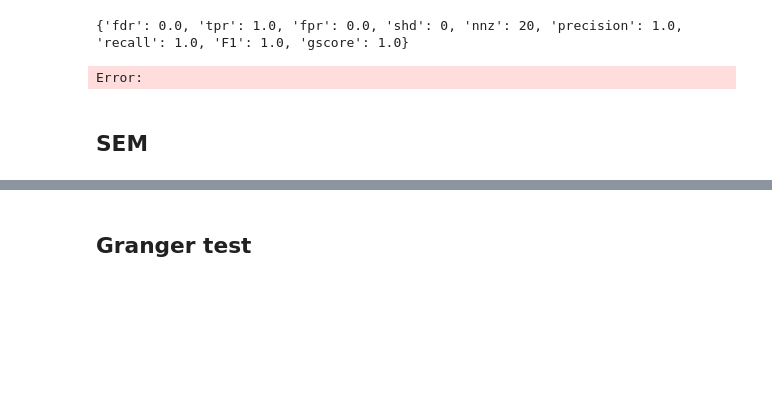
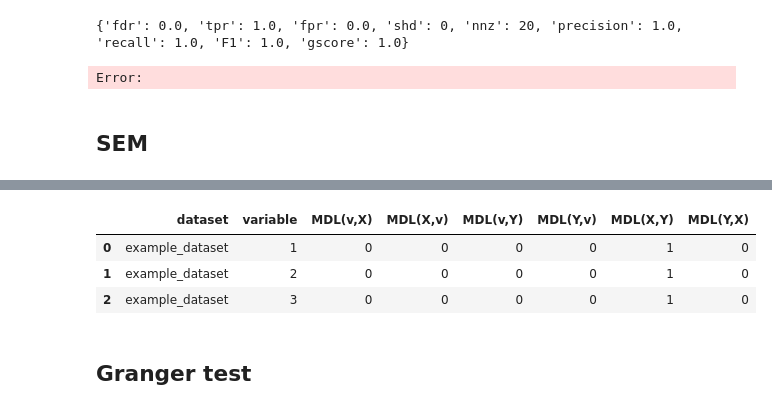
Before and after one commit to Ori-Replication/ADIA-Lab-Causal-Discovery, a Jupyter notebook: try.ipynb, the cells around one changed output, grey strips where cells are left out. Cells and saved outputs as stored; diff of their text form; code cells hidden in the pictures; blank space fills up the shorter version.

```diff
--- a/try.ipynb
+++ b/try.ipynb
@@ -4740,6 +4849,29 @@ def bootstrap_mediation_feature(dataset, num_bootstrap=1000):
     df = df[["dataset", "variable"] + [col for col in df.columns if col not in ["dataset", "variable"]]]
 
     return df
+# %%
+import numpy as np
+
+# 创建示例数据集
+np.random.seed(42)
+dataset = pd.DataFrame({
+    'X': np.random.normal(size=1000),
+    'Y': np.random.normal(size=1000),
+    '1': np.random.normal(size=1000),
+    '2': np.random.normal(size=1000),
+    '3': np.random.normal(size=1000),
+})
+dataset.name = 'example_dataset'
+
+# 生成 SEM 特征
+sem_feature_df = mdl_structure_learning(dataset)
+# %%
+sem_feature_df
+# %% [output]
+|  | dataset | variable | MDL(v,X) | MDL(X,v) | MDL(v,Y) | MDL(Y,v) | MDL(X,Y) | MDL(Y,X) |
+| 0 | example_dataset | 1 | 0 | 0 | 0 | 0 | 1 | 0 |
+| 1 | example_dataset | 2 | 0 | 0 | 0 | 0 | 1 | 0 |
+| 2 | example_dataset | 3 | 0 | 0 | 0 | 0 | 1 | 0 |
 # %%
 import numpy as np
 
```
Also changed, not shown: parts of 6 cells of this notebook, 2 other files.
